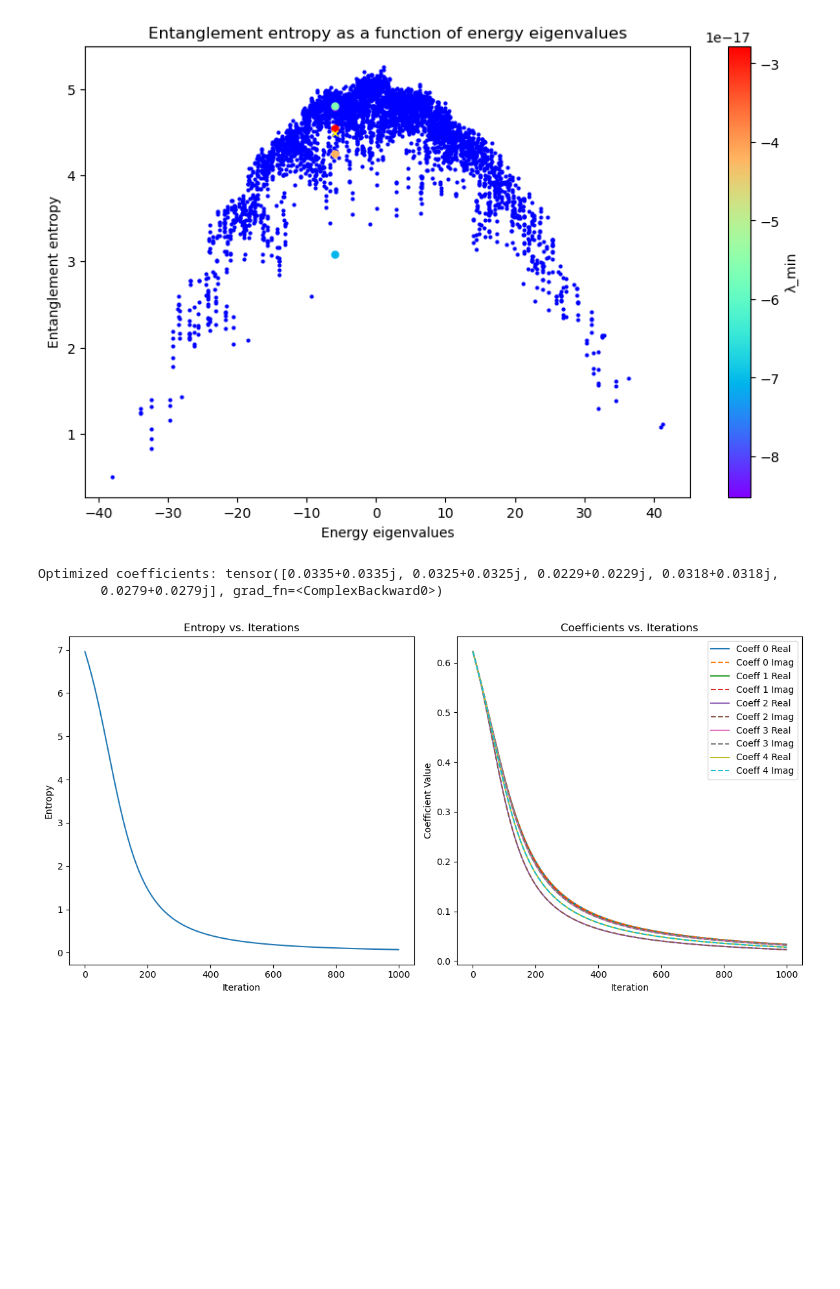
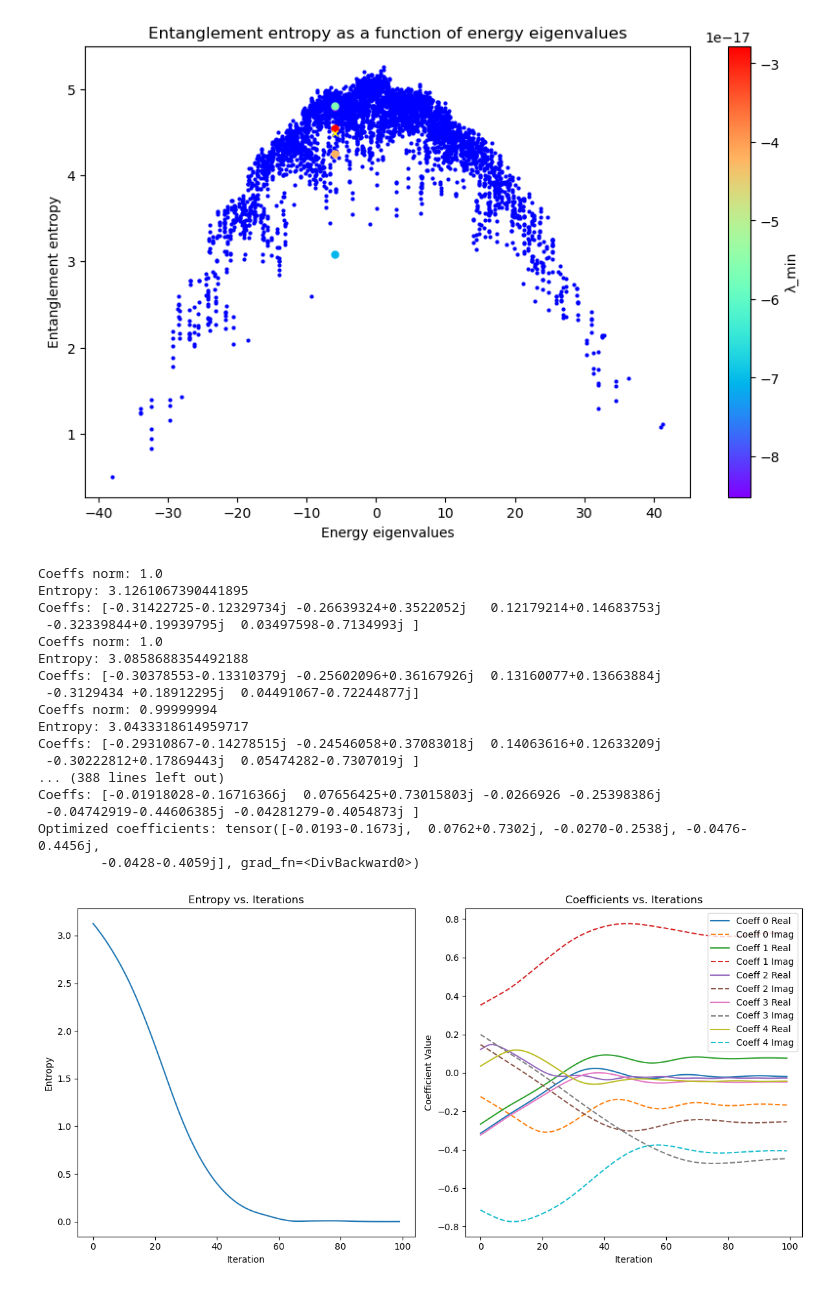
Before and after one commit to ofeypolv/frh, a Jupyter notebook: icosahedral.ipynb, the cells around one changed output. Drawn from its saved outputs; the diff is of its cells as text; code cells hidden in the pictures; blank space fills up the shorter version.

```diff
--- a/icosahedral.ipynb
+++ b/icosahedral.ipynb
@@ -612,9 +612,19 @@ Index: 1270, Entropy: 4.54855091589067
 Maximum scar entropy: 4.489111901083733
 [figure]
 # %%
-# Initialize parameters for the first four coefficients with all values equal to 0.5
-params_real = torch.full((5,), 0.5, requires_grad=True)
-params_imag = torch.full((5,), 0.5, requires_grad=True)
+# Initialize parameters for the coefficients with all values equal
+#params_real = torch.full((5,), 1/np.sqrt(10), requires_grad=True)
+#params_imag = torch.full((5,), 1/np.sqrt(10), requires_grad=True)
+
+# Initialize parameters for the coefficients with random values
+params_real = torch.randn(5, requires_grad=True)
+params_imag = torch.randn(5, requires_grad=True)
+
+# Normalize the parameters to ensure the norm is 1
+with torch.no_grad():
+    norm = torch.norm(torch.complex(params_real, params_imag))
+    params_real /= norm
+    params_imag /= norm
 
 # Define the optimizer
 optimizer = optim.Adam([params_real, params_imag], lr=0.01)
@@ -624,16 +634,15 @@ coeffs_history = []
 entropy_history = []
 
 # Optimization loop
-num_iterations = 1000
+num_iterations = 100
 for _ in range(num_iterations):
     optimizer.zero_grad()
 
-    # Apply sigmoid to constrain the first four coefficients between 0 and 1
-    coeffs_real = torch.sigmoid(params_real)
-    coeffs_imag = torch.sigmoid(params_imag)
+    # Combine real and imaginary parts for the coefficients
+    coeffs = torch.complex(params_real, params_imag)
 
-    # Combine real and imaginary parts for the first four coefficients
-    coeffs = torch.complex(coeffs_real, coeffs_imag)
+    # Normalize coefficients to project them onto the unit sphere
+    coeffs = coeffs / torch.norm(coeffs)
 
     # Compute psi
     psi = linear_combination(coeffs, red_eigenvectors)
@@ -645,43 +654,67 @@ for _ in range(num_iterations):
     entropy.backward()
     optimizer.step()
 
+    # Normalize parameters again to ensure they stay on the unit sphere
+    with torch.no_grad():
+        norm = torch.norm(torch.complex(params_real, params_imag))
+        params_real /= norm
+        params_imag /= norm
+    print("Coeffs norm:", torch.norm(torch.complex(params_real, params_imag)).detach().cpu().numpy())
+
+    print(f'Entropy: {entropy.item()}')
+    print(f'Coeffs: {coeffs.detach().cpu().numpy()}')
+
     # Store the values of parameters and entropy
     coeffs_history.append(coeffs.detach().cpu().numpy())
     entropy_history.append(entropy.item())
 
 # Final optimized coefficients
-optimized_coeffs_real = torch.sigmoid(params_real)
-optimized_coeffs_imag = torch.sigmoid(params_imag)
-optimized_coeffs = torch.complex(optimized_coeffs_real, optimized_coeffs_imag)
+optimized_coeffs = torch.complex(params_real, params_imag)
+optimized_coeffs = optimized_coeffs / torch.norm(optimized_coeffs)
 
 print("Optimized coefficients:", optimized_coeffs)
 
 # Plot the value of parameters and entropy as a function of num_iterations
 plt.figure(figsize=(12, 6))
 
 # Plot entropy
 plt.subplot(1, 2, 1)
 plt.plot(entropy_history)
 plt.xlabel('Iteration')
 plt.ylabel('Entropy')
 plt.title('Entropy vs. Iterations')
 
 # Plot coefficients
 plt.subplot(1, 2, 2)
 coeffs_history = np.array(coeffs_history)
 for i in range(coeffs_history.shape[1]):
     plt.plot(coeffs_history[:, i].real, label=f'Coeff {i} Real')
     plt.plot(coeffs_history[:, i].imag, label=f'Coeff {i} Imag', linestyle='--')
 plt.xlabel('Iteration')
 plt.ylabel('Coefficient Value')
 plt.title('Coefficients vs. Iterations')
 plt.legend()
 
 plt.tight_layout()
 plt.show()
 # %% [output]
-Optimized coefficients: tensor([0.0335+0.0335j, 0.0325+0.0325j, 0.0229+0.0229j, 0.0318+0.0318j,
-        0.0279+0.0279j], grad_fn=<ComplexBackward0>)
+Coeffs norm: 1.0
+Entropy: 3.1261067390441895
+Coeffs: [-0.31422725-0.12329734j -0.26639324+0.3522052j   0.12179214+0.14683753j
+ -0.32339844+0.19939795j  0.03497598-0.7134993j ]
+Coeffs norm: 1.0
+Entropy: 3.0858688354492188
+Coeffs: [-0.30378553-0.13310379j -0.25602096+0.36167926j  0.13160077+0.13663884j
+ -0.3129434 +0.18912295j  0.04491067-0.72244877j]
+Coeffs norm: 0.99999994
+Entropy: 3.0433318614959717
+Coeffs: [-0.29310867-0.14278515j -0.24546058+0.37083018j  0.14063616+0.12633209j
+ -0.30222812+0.17869443j  0.05474282-0.7307019j ]
+... (388 lines left out)
+Coeffs: [-0.01918028-0.16716366j  0.07656425+0.73015803j -0.0266926 -0.25398386j
+ -0.04742919-0.44606385j -0.04281279-0.4054873j ]
+Optimized coefficients: tensor([-0.0193-0.1673j,  0.0762+0.7302j, -0.0270-0.2538j, -0.0476-0.4456j,
+        -0.0428-0.4059j], grad_fn=<DivBackward0>)
-[figure, old version]
+[figure, new version]
 # %%
 #find a 4/5 spins charge commuting with the rdm.
```
